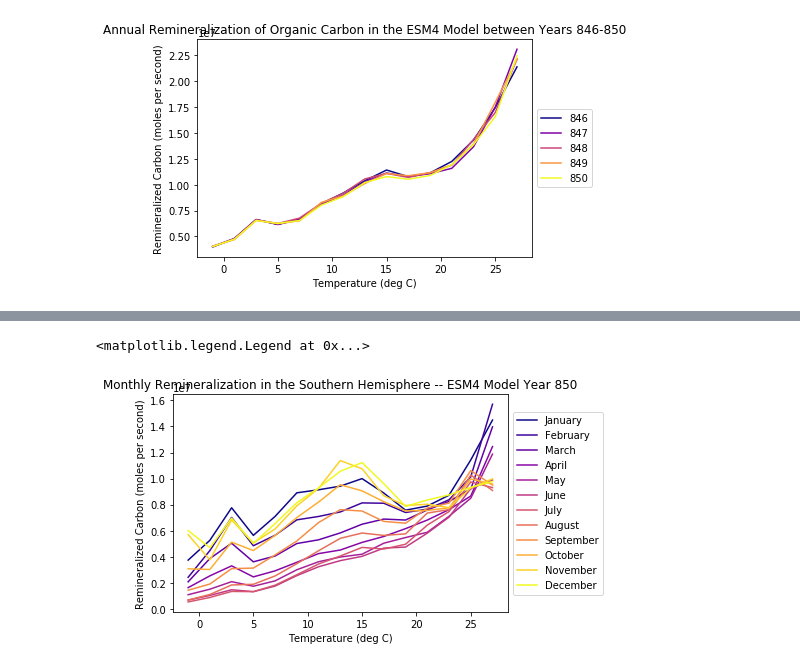
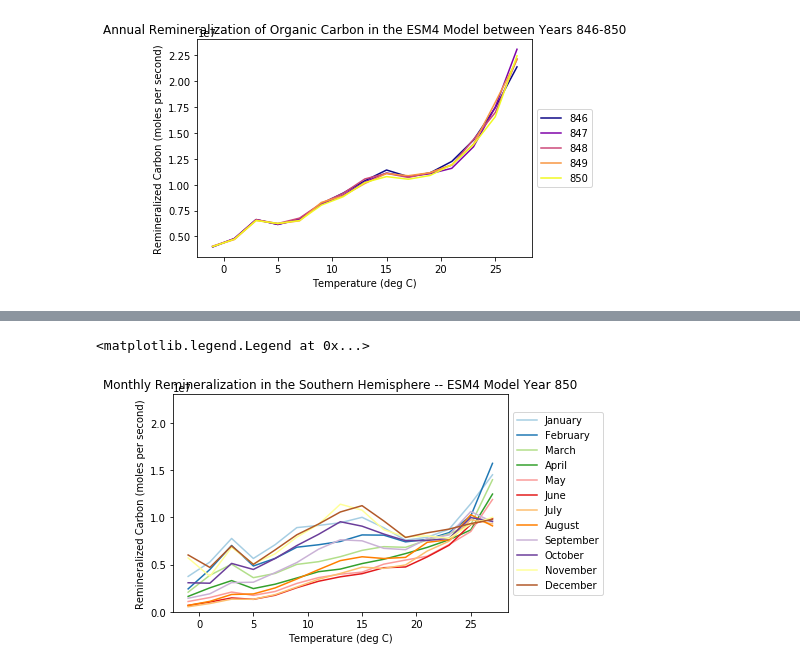
Before and after one commit to mlexaathews/wmt_bgc, a Jupyter notebook: resp-temp.ipynb, the cells around one changed output, grey strips where cells are left out. Drawn from its saved outputs; the diff is of its cells as text; code cells hidden in the pictures.

```diff
--- a/resp-temp.ipynb
+++ b/resp-temp.ipynb
@@ -397,7 +397,7 @@ dp = dp.set_coords('thetao')
 theta_bins = np.arange(-2,30,2)
 # %%
 labels = ["January", "February", "March", "April", "May", "June", "July", "August", "September", "October", "November", "December"]
-colors = cm.get_cmap('plasma',12).colors
+colors = cm.get_cmap('Paired',12).colors
 
 for t in range(12):
     remin_mon_in_theta = dp.remin_mon_mol.isel(time=t,yh=range(0,576)).groupby_bins('thetao',theta_bins)
@@ -409,6 +409,7 @@ for t in range(12):
 
 plt.title('Monthly Remineralization in the ESM4 Model for Year 850')
 plt.xlabel('Temperature (deg C)')
+plt.ylim([0,2.30e7])
 plt.ylabel('Remineralized Carbon (moles per second)')
 plt.legend(loc = 'center left', bbox_to_anchor=(1, 0.5))
 # %% [output]
@@ -417,6 +418,6 @@ plt.legend(loc = 'center left', bbox_to_anchor=(1, 0.5))
 # %%
 labels = ["January", "February", "March", "April", "May", "June", "July", "August", "September", "October", "November", "December"]
-colors = cm.get_cmap('plasma',12).colors
+colors = cm.get_cmap('Paired',12).colors
 
 for t in range(12):
     remin_mon_in_theta = dp.remin_mon_mol.isel(time=t,yh=range(288,576)).groupby_bins('thetao',theta_bins)
@@ -428,6 +429,7 @@ for t in range(12):
 
 plt.title('Monthly Remineralization in the Northern Hemisphere -- ESM4 Model Year 850')
 plt.xlabel('Temperature (deg C)')
+plt.ylim([0,2.30e7])
 plt.ylabel('Remineralized Carbon (moles per second)')
 plt.legend(loc = 'center left', bbox_to_anchor=(1, 0.5))
 # %% [output]
@@ -436,19 +438,20 @@ plt.legend(loc = 'center left', bbox_to_anchor=(1, 0.5))
 # %%
 labels = ["January", "February", "March", "April", "May", "June", "July", "August", "September", "October", "November", "December"]
-colors = cm.get_cmap('plasma',12).colors
+colors = cm.get_cmap('Paired',12).colors
 
 for t in range(12):
     remin_mon_in_theta = dp.remin_mon_mol.isel(time=t,yh=range(0,288)).groupby_bins('thetao',theta_bins)
 
     remin_mon_sum = remin_mon_in_theta.sum(xr.ALL_DIMS)
 
 
     remin_mon_sum.plot(label=labels[t], color=colors[t,:])
 
 plt.title('Monthly Remineralization in the Southern Hemisphere -- ESM4 Model Year 850')
 plt.xlabel('Temperature (deg C)')
+plt.ylim([0,2.30e7])
 plt.ylabel('Remineralized Carbon (moles per second)')
 plt.legend(loc = 'center left', bbox_to_anchor=(1, 0.5))
 # %% [output]
 <matplotlib.legend.Legend at 0x...>
-[figure, old version]
+[figure, new version]
```
Also changed, not shown: parts of 2 cells of this notebook.
